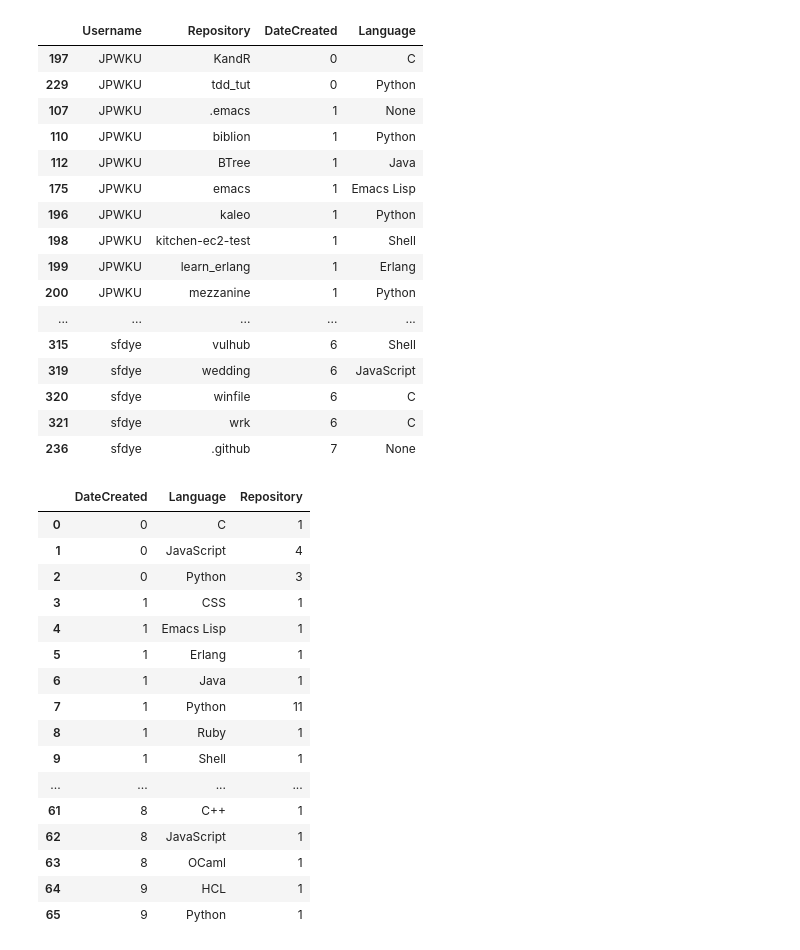
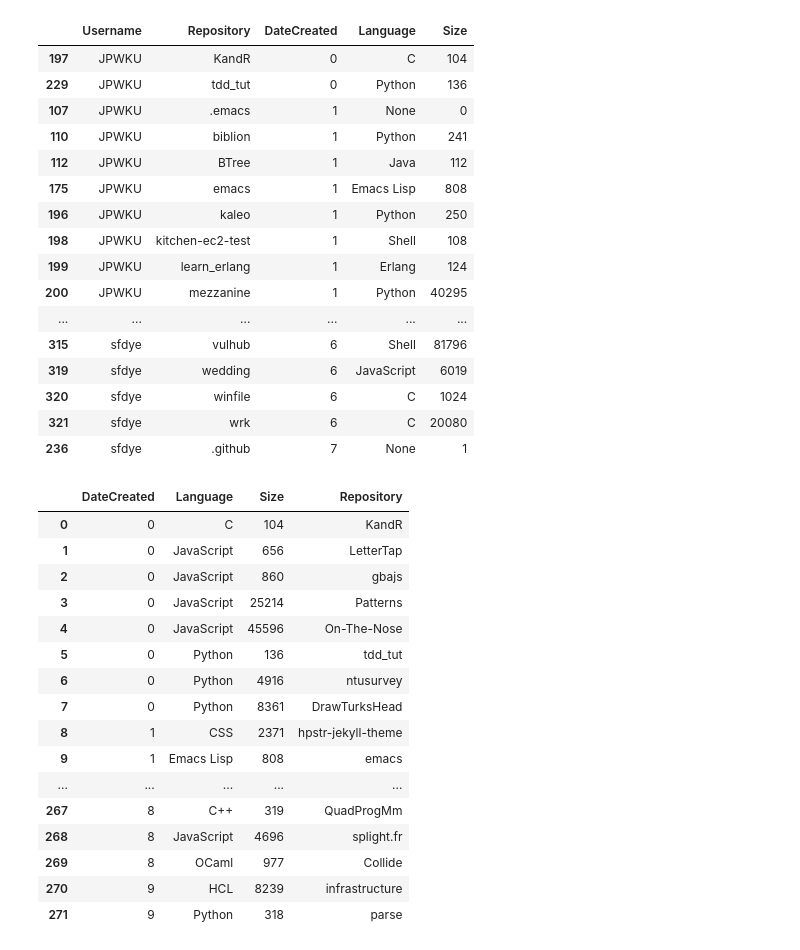
Before and after one commit to engelsj/swe-dev-task2, a Jupyter notebook: githubAccess.ipynb, the cells around one changed output. Saved outputs shown, nothing was run; the diff lists cells and outputs as text; code cells hidden in the pictures.

```diff
--- a/githubAccess.ipynb
+++ b/githubAccess.ipynb
@@ -13,55 +13,57 @@ for member in g.get_organization("PyGithub").get_members():
     memberList.append(member.login)
 # %%
 # Get all of the member's repositories
-df = pd.DataFrame(columns=['Username','Repository','DateCreated','Language'])
+df = pd.DataFrame(columns=['Username','Repository','DateCreated','Language', 'Size'])
 for member in memberList:
     currentUser = g.get_user(member)
     for repo in currentUser.get_repos():
-        new_row = {'Username': member.strip(), 'Repository': repo.name.strip(), 'DateCreated': repo.created_at.year, 'Language':repo.language}
+        new_row = {'Username': member.strip(), 'Repository': repo.name.strip(), 'DateCreated': repo.created_at.year, 'Language':repo.language, 'Size':repo.size, 'Subs':repo.subscribers_count}
         df = df.append(new_row, ignore_index=True)
+df
 # %%
 df = df.sort_values(by=['Username', 'DateCreated'])
 for member in memberList:
     mask = (df['Username'] == member)
     df['DateCreated'][mask] = df['DateCreated'] - (df.loc[df['Username'] == member])['DateCreated'].min()
+df
 # %% [output]
-|  | Username | Repository | DateCreated | Language |
-| 197 | JPWKU | KandR | 0 | C |
-| 229 | JPWKU | tdd_tut | 0 | Python |
-| 107 | JPWKU | .emacs | 1 | None |
-| 110 | JPWKU | biblion | 1 | Python |
-| 112 | JPWKU | BTree | 1 | Java |
-| 175 | JPWKU | emacs | 1 | Emacs Lisp |
-| 196 | JPWKU | kaleo | 1 | Python |
-| 198 | JPWKU | kitchen-ec2-test | 1 | Shell |
-| 199 | JPWKU | learn_erlang | 1 | Erlang |
-| 200 | JPWKU | mezzanine | 1 | Python |
-| ... | ... | ... | ... | ... |
-| 315 | sfdye | vulhub | 6 | Shell |
-| 319 | sfdye | wedding | 6 | JavaScript |
-| 320 | sfdye | winfile | 6 | C |
-| 321 | sfdye | wrk | 6 | C |
-| 236 | sfdye | .github | 7 | None |
+|  | Username | Repository | DateCreated | Language | Size |
+| 197 | JPWKU | KandR | 0 | C | 104 |
+| 229 | JPWKU | tdd_tut | 0 | Python | 136 |
+| 107 | JPWKU | .emacs | 1 | None | 0 |
+| 110 | JPWKU | biblion | 1 | Python | 241 |
+| 112 | JPWKU | BTree | 1 | Java | 112 |
+| 175 | JPWKU | emacs | 1 | Emacs Lisp | 808 |
+| 196 | JPWKU | kaleo | 1 | Python | 250 |
+| 198 | JPWKU | kitchen-ec2-test | 1 | Shell | 108 |
+| 199 | JPWKU | learn_erlang | 1 | Erlang | 124 |
+| 200 | JPWKU | mezzanine | 1 | Python | 40295 |
+| ... | ... | ... | ... | ... | ... |
+| 315 | sfdye | vulhub | 6 | Shell | 81796 |
+| 319 | sfdye | wedding | 6 | JavaScript | 6019 |
+| 320 | sfdye | winfile | 6 | C | 1024 |
+| 321 | sfdye | wrk | 6 | C | 20080 |
+| 236 | sfdye | .github | 7 | None | 1 |
 # %%
-df = df.groupby(['DateCreated', 'Language']).count()
+df = df.groupby(['DateCreated', 'Language', 'Size']).sum()
 df = df.reset_index()
 df = df.drop(columns=['Username'])
 df
 # %% [output]
-|  | DateCreated | Language | Repository |
-| 0 | 0 | C | 1 |
-| 1 | 0 | JavaScript | 4 |
-| 2 | 0 | Python | 3 |
-| 3 | 1 | CSS | 1 |
-| 4 | 1 | Emacs Lisp | 1 |
-| 5 | 1 | Erlang | 1 |
-| 6 | 1 | Java | 1 |
-| 7 | 1 | Python | 11 |
-| 8 | 1 | Ruby | 1 |
-| 9 | 1 | Shell | 1 |
-| ... | ... | ... | ... |
-| 61 | 8 | C++ | 1 |
-| 62 | 8 | JavaScript | 1 |
-| 63 | 8 | OCaml | 1 |
-| 64 | 9 | HCL | 1 |
-| 65 | 9 | Python | 1 |
+|  | DateCreated | Language | Size | Repository |
+| 0 | 0 | C | 104 | KandR |
+| 1 | 0 | JavaScript | 656 | LetterTap |
+| 2 | 0 | JavaScript | 860 | gbajs |
+| 3 | 0 | JavaScript | 25214 | Patterns |
+| 4 | 0 | JavaScript | 45596 | On-The-Nose |
+| 5 | 0 | Python | 136 | tdd_tut |
+| 6 | 0 | Python | 4916 | ntusurvey |
+| 7 | 0 | Python | 8361 | DrawTurksHead |
+| 8 | 1 | CSS | 2371 | hpstr-jekyll-theme |
+| 9 | 1 | Emacs Lisp | 808 | emacs |
+| ... | ... | ... | ... | ... |
+| 267 | 8 | C++ | 319 | QuadProgMm |
+| 268 | 8 | JavaScript | 4696 | splight.fr |
+| 269 | 8 | OCaml | 977 | Collide |
+| 270 | 9 | HCL | 8239 | infrastructure |
+| 271 | 9 | Python | 318 | parse |
```
